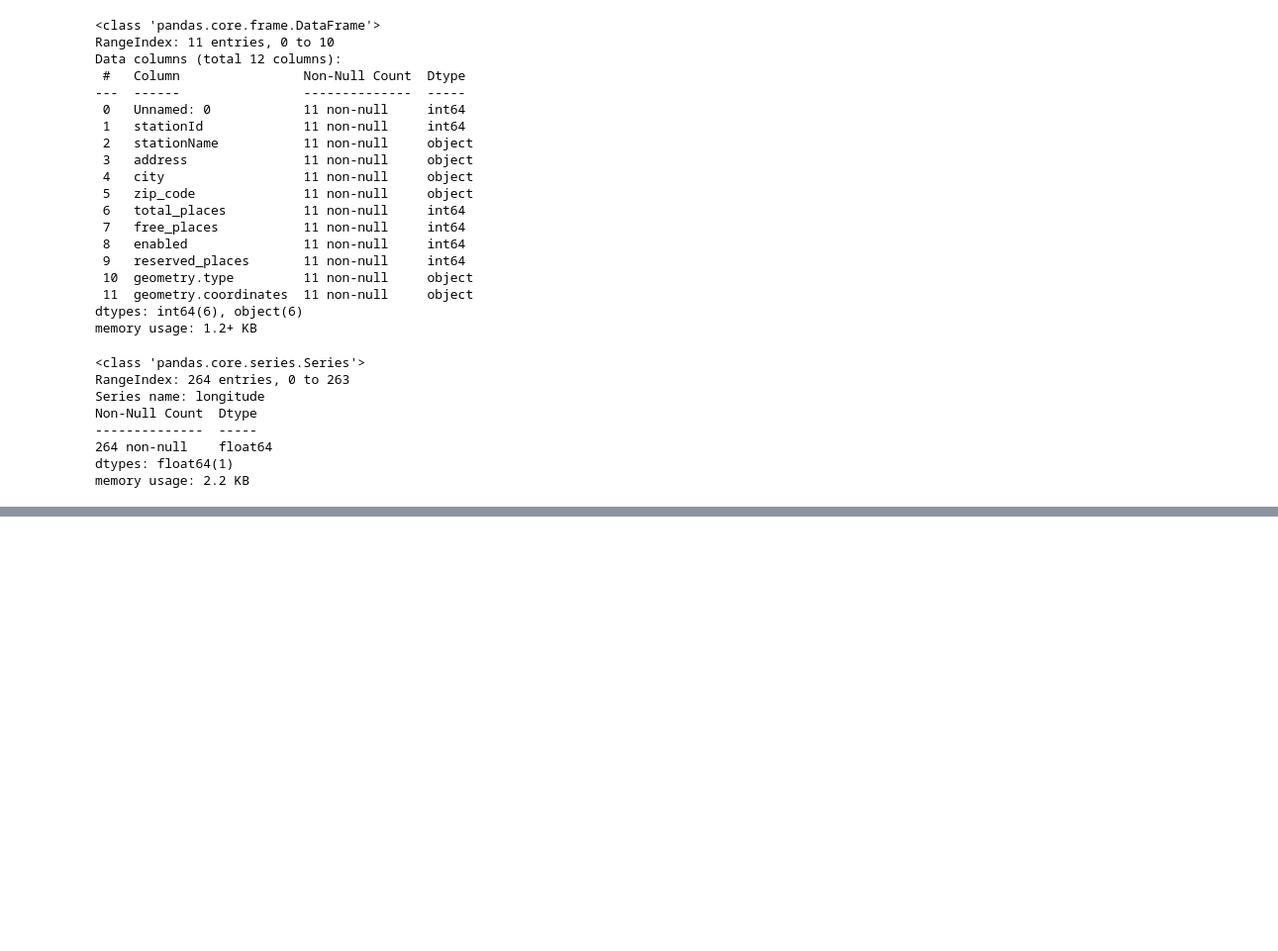
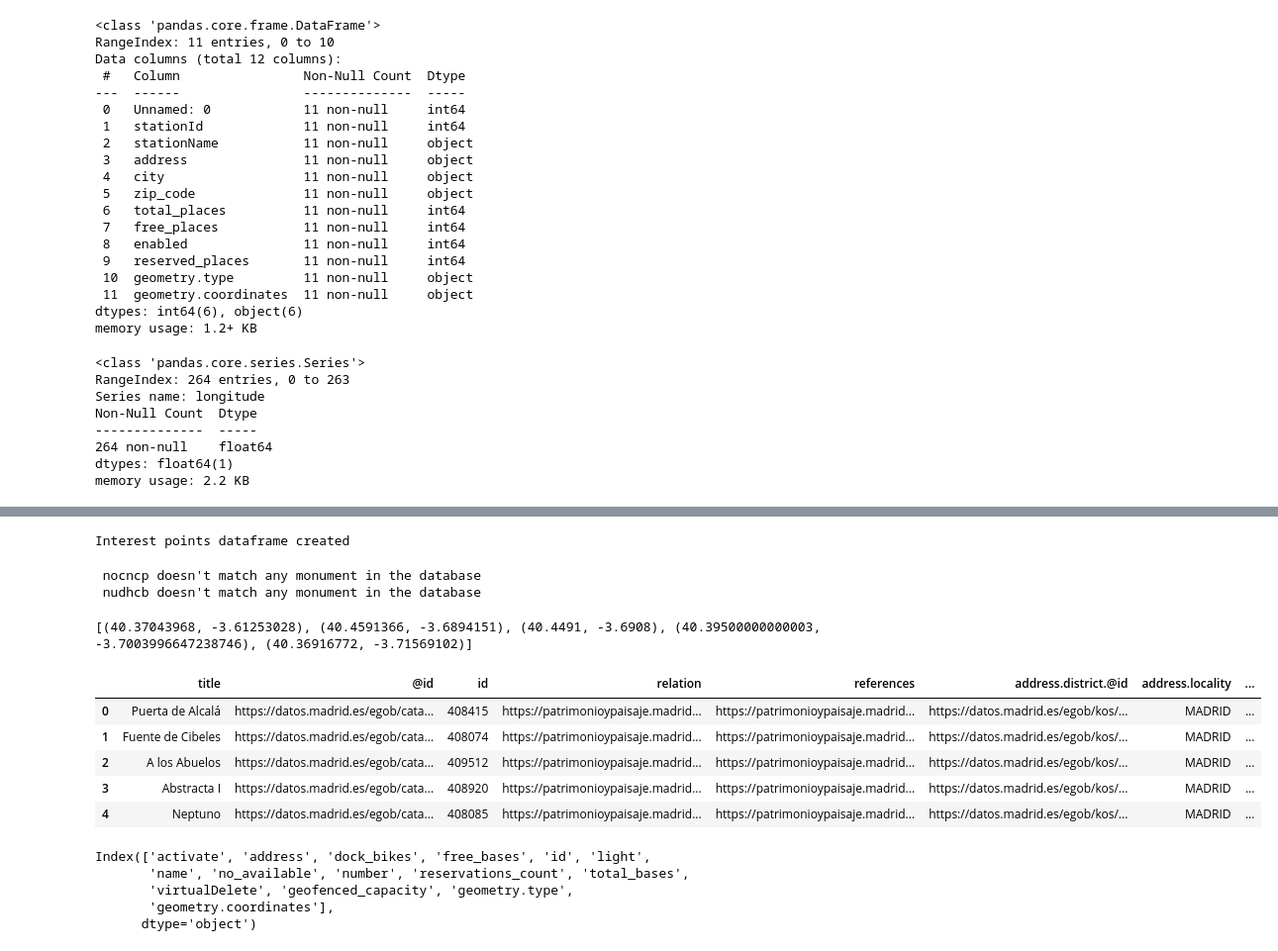
Before and after one commit to Rodrigo-Coloma/ih_datamadpt0923_project_m1, a Jupyter notebook: notebooks/dev_notebook_.ipynb, the cells around one changed output, grey strips where cells are left out. Shown at 99% size. Drawn from its saved outputs; the diff is of its cells as text; code cells hidden in the pictures; blank space fills up the shorter version.

Commit message:
Route and map generation features added

```diff
--- a/notebooks/dev_notebook_.ipynb
+++ b/notebooks/dev_notebook_.ipynb
@@ -168,0 +378,77 @@ nearest(5)
+# %%
+def interest_points():
+    base_url = 'https://datos.madrid.es/egob'
+    url = '/catalogo/300356-0-monumentos-ciudad-madrid.json'
+    df = pd.json_normalize(requests.get(base_url + url).json()['@graph'])
+    print('Interest points dataframe created')
+    return df
+interest_points_df = interest_points()
+# %% [output]
+Interest points dataframe created
+# %%
+all_df = nearest(interest_points_df, bicimad_df)
+from fuzzywuzzy import fuzz
+from fuzzywuzzy import process
+
+def fuzzy_check(str,places):
+    fuzzy_choice = process.extractOne(str, places, scorer=fuzz.token_sort_ratio)
+    if fuzzy_choice[1] > 80:
+        return fuzzy_choice[0]
+    else:
+        print(f"{str} doesn't match any monument in the database")
+
+def route(df):
+    places = input("Write the places you want to visit separated by comas: ").split(',')
+    target_places = [fuzzy_check(place,df.index) for place in places]
+    target_places = [place for place in target_places if place != None]
+    df = df.loc[target_places,:]
+    return df
+route_df = route(all_df)
+# %% [output]
+ nocncp doesn't match any monument in the database
+ nudhcb doesn't match any monument in the database
+# %%
+m = folium.Map(location=[route_coordinates[0][0], route_coordinates[0][1]], zoom_start=14)
+
+folium.PolyLine(route_coordinates).add_to(m)
+
+icon_image = mpimg.imread('../data/origin/bicimad_icon.webp')
+
+for lat, lon in stations_coordinates:
+    icon = folium.CustomIcon(icon_image, icon_size=(28, 28), icon_anchor=(22, 32),)
+    folium.Marker(location=[lat, lon], icon=icon, popup="BiciMAD station").add_to(m)
+
+target_interest_df = interest_df.set_index('title').loc[list(route_df.index),]
+
+icon_image = mpimg.imread('../data/origin/monument_icon.png')
+for lat, lon in zip(target_interest_df['location.latitude'], target_interest_df['location.longitude']):
+    icon = folium.CustomIcon(icon_image, icon_size=(28, 28), icon_anchor=(22, 32),)
+    folium.Marker(location=[lat,lon], icon=icon, popup="monument").add_to(m)
+
+m.save('./map.html')
+print(stations_coordinates)
+# %% [output]
+[(40.37043968, -3.61253028), (40.4591366, -3.6894151), (40.4491, -3.6908), (40.39500000000003, -3.7003996647238746), (40.36916772, -3.71569102)]
+# %%
+target_interest_df
+# %% [output]
+|  | title | @id | id | relation | references | address.district.@id | address.locality | ... |
+| 0 | Puerta de Alcalá | https://datos.madrid.es/egob/cata... | 408415 | https://patrimonioypaisaje.madrid... | https://patrimonioypaisaje.madrid... | https://datos.madrid.es/egob/kos/... | MADRID | ... |
+| 1 | Fuente de Cibeles | https://datos.madrid.es/egob/cata... | 408074 | https://patrimonioypaisaje.madrid... | https://patrimonioypaisaje.madrid... | https://datos.madrid.es/egob/kos/... | MADRID | ... |
+| 2 | A los Abuelos | https://datos.madrid.es/egob/cata... | 409512 | https://patrimonioypaisaje.madrid... | https://patrimonioypaisaje.madrid... | https://datos.madrid.es/egob/kos/... | MADRID | ... |
+| 3 | Abstracta I | https://datos.madrid.es/egob/cata... | 408920 | https://patrimonioypaisaje.madrid... | https://patrimonioypaisaje.madrid... | https://datos.madrid.es/egob/kos/... | MADRID | ... |
+| 4 | Neptuno | https://datos.madrid.es/egob/cata... | 408085 | https://patrimonioypaisaje.madrid... | https://patrimonioypaisaje.madrid... | https://datos.madrid.es/egob/kos/... | MADRID | ... |
+# %%
+''' df = df.reset_index(drop=True).loc[:,'name':]
+    df.columns = ['BiciMAD station', 'light', 'number', 'Station location', 'activate','no_available', 'total_bases', 'Available bikes', 'Available docks', 'reservations_count', 'geometry.type', 'geometry.coordinates']
+    df[['longitude', 'latitude']] = df['geometry.coordinates'].str.strip('[]').str.split(',',expand= True).astype('float64')
+    print('Bicimad dataframe created')
+    return df'''
+
+bicimad_df.columns
+# %% [output]
+Index(['activate', 'address', 'dock_bikes', 'free_bases', 'id', 'light',
+       'name', 'no_available', 'number', 'reservations_count', 'total_bases',
+       'virtualDelete', 'geofenced_capacity', 'geometry.type',
+       'geometry.coordinates'],
+      dtype='object')
```
Also changed, not shown: parts of 25 cells of this notebook, 16 other files.
